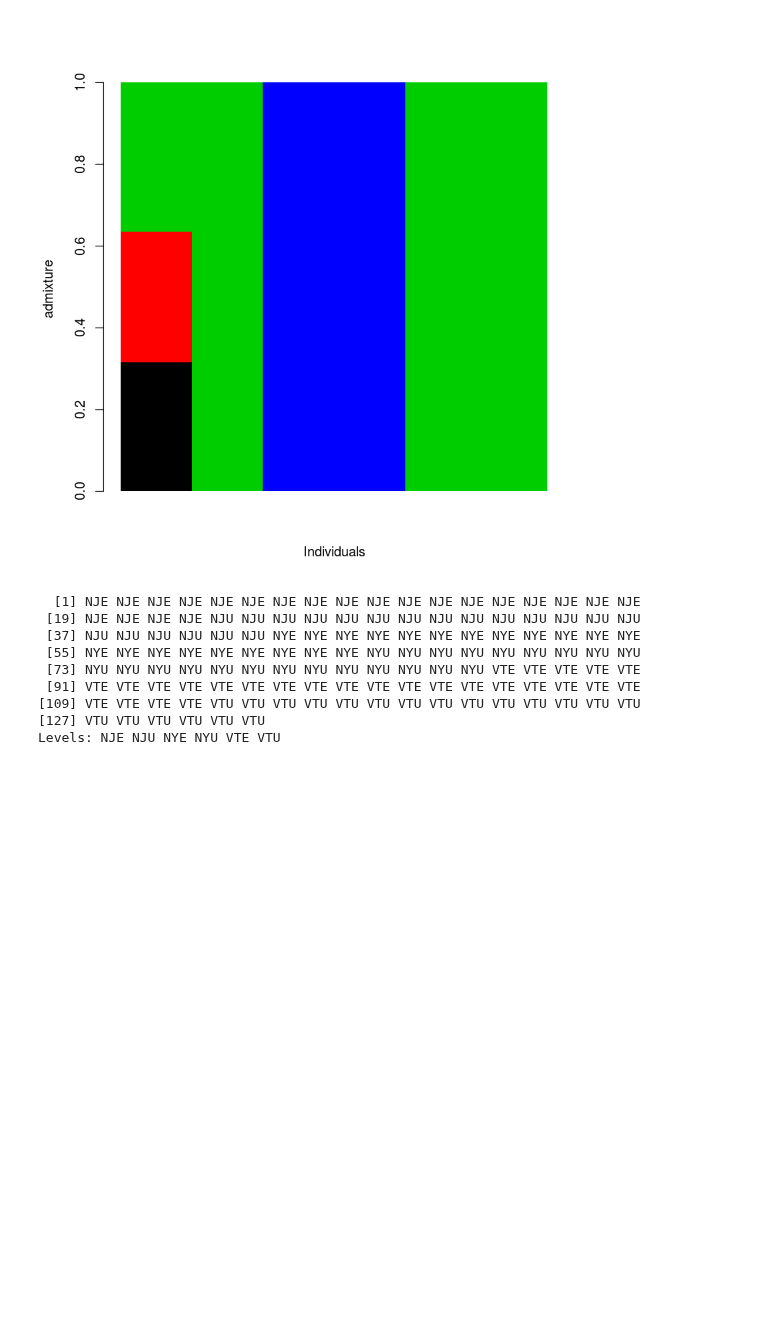
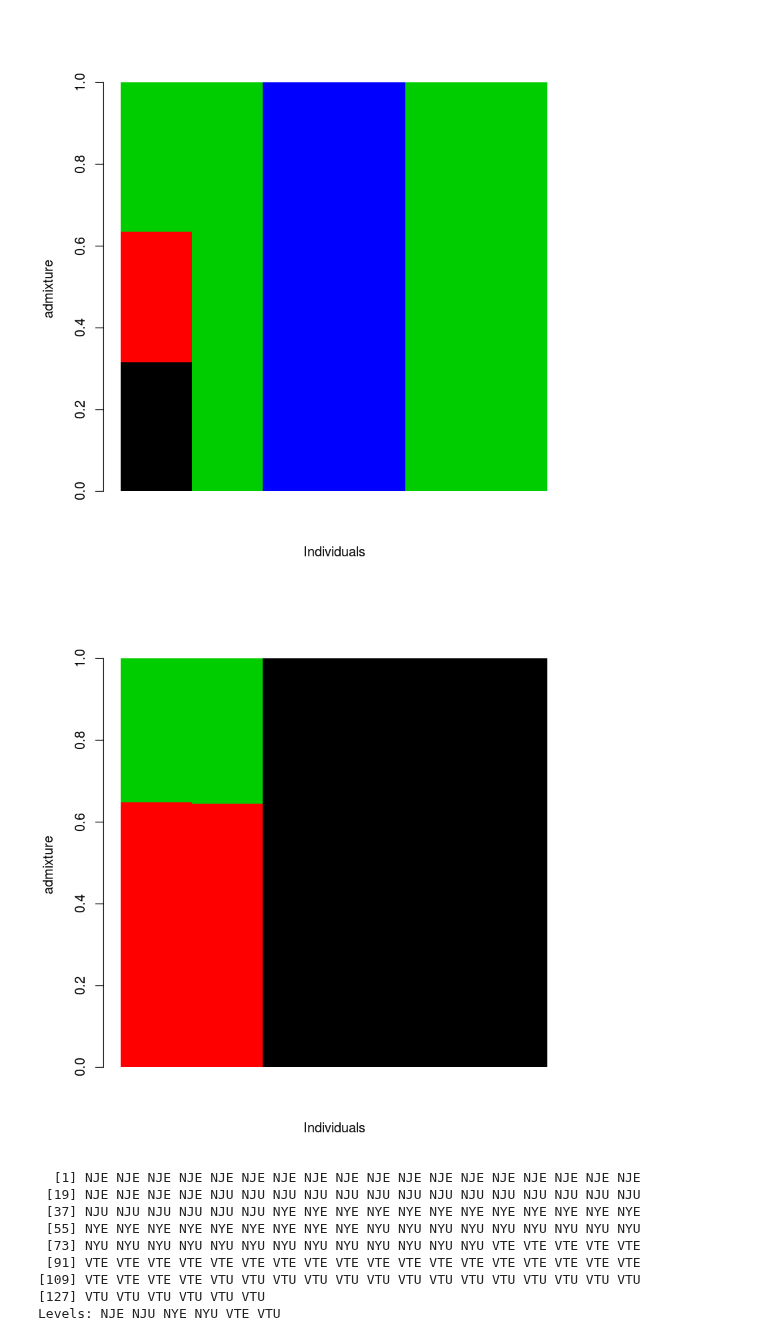
Before and after one commit to sagw/WNS_WGS, a Jupyter notebook: Notebooks/Angsd_all_PCA_graphs.ipynb, the cells around one changed output. Drawn from its saved outputs; the diff is of its cells as text; code cells hidden in the pictures; blank space fills up the shorter version.

```diff
--- a/Notebooks/Angsd_all_PCA_graphs.ipynb
+++ b/Notebooks/Angsd_all_PCA_graphs.ipynb
@@ -188,6 +183,10 @@ h = barplot(admixoutliers,col=1:6,space=0,border=NA,xlab="Individuals",ylab="adm
 h = barplot(admixoutliers,col=1:4,space=0,border=NA,xlab="Individuals",ylab="admixture")
 # %% [output]
 [figure]
+# %%
+h = barplot(admixoutliers,col=1:3,space=0,border=NA,xlab="Individuals",ylab="admixture")
+# %% [output]
+[figure, added]
 # %%
 pops
 # %% [output]
```
Also changed, not shown: parts of 3 cells of this notebook.
